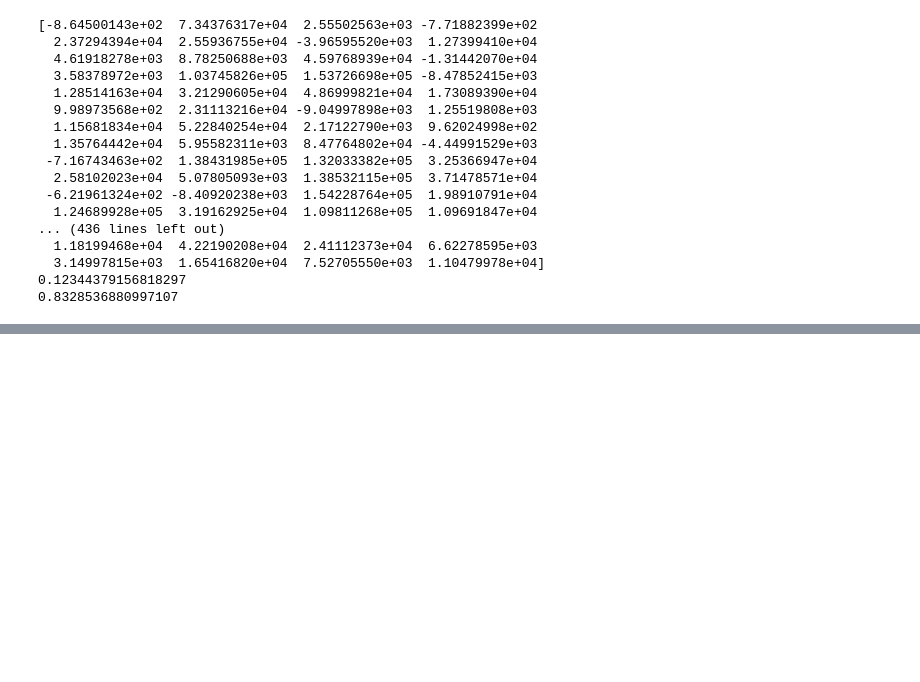
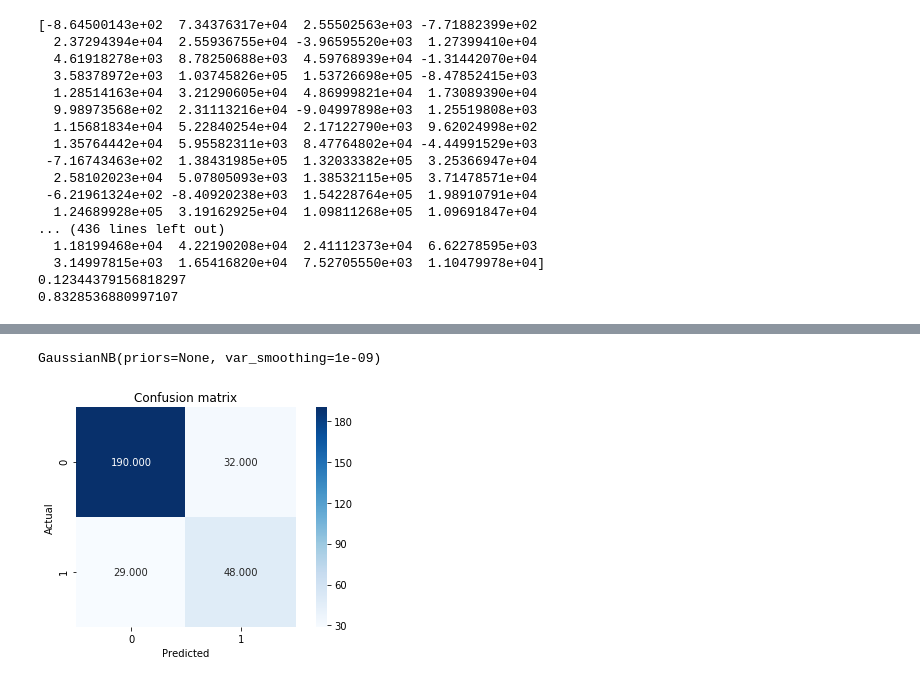
Before and after one commit to ospa1/418proj2, a Jupyter notebook: proj2.ipynb, the cells around one changed output, grey strips where cells are left out. Saved outputs shown, nothing was run; the diff lists cells and outputs as text; code cells hidden in the pictures; blank space fills up the shorter version.

```diff
--- a/proj2.ipynb
+++ b/proj2.ipynb
@@ -113,0 +259,18 @@ print(score_val)
+# %%
+# task 4
+# Naives Bayes Classifier
+classifier = GaussianNB()
+classifier.fit(x_train_scaled_class, Y_train_class.values.ravel())
+# %% [output]
+GaussianNB(priors=None, var_smoothing=1e-09)
+# %%
+y_pred_class = classifier.predict(x_val_scaled_class)
+# %%
+conf_matrix = metrics.confusion_matrix(Y_val_class, y_pred_class)
+sns.heatmap(conf_matrix, annot = True, fmt = ".3f", square = True, cmap = plt.cm.Blues)
+plt.ylabel('Actual')
+plt.xlabel('Predicted')
+plt.title('Confusion matrix')
+plt.tight_layout()
+# %% [output]
+[figure, added]
```
Also changed, not shown: parts of 19 cells of this notebook.
